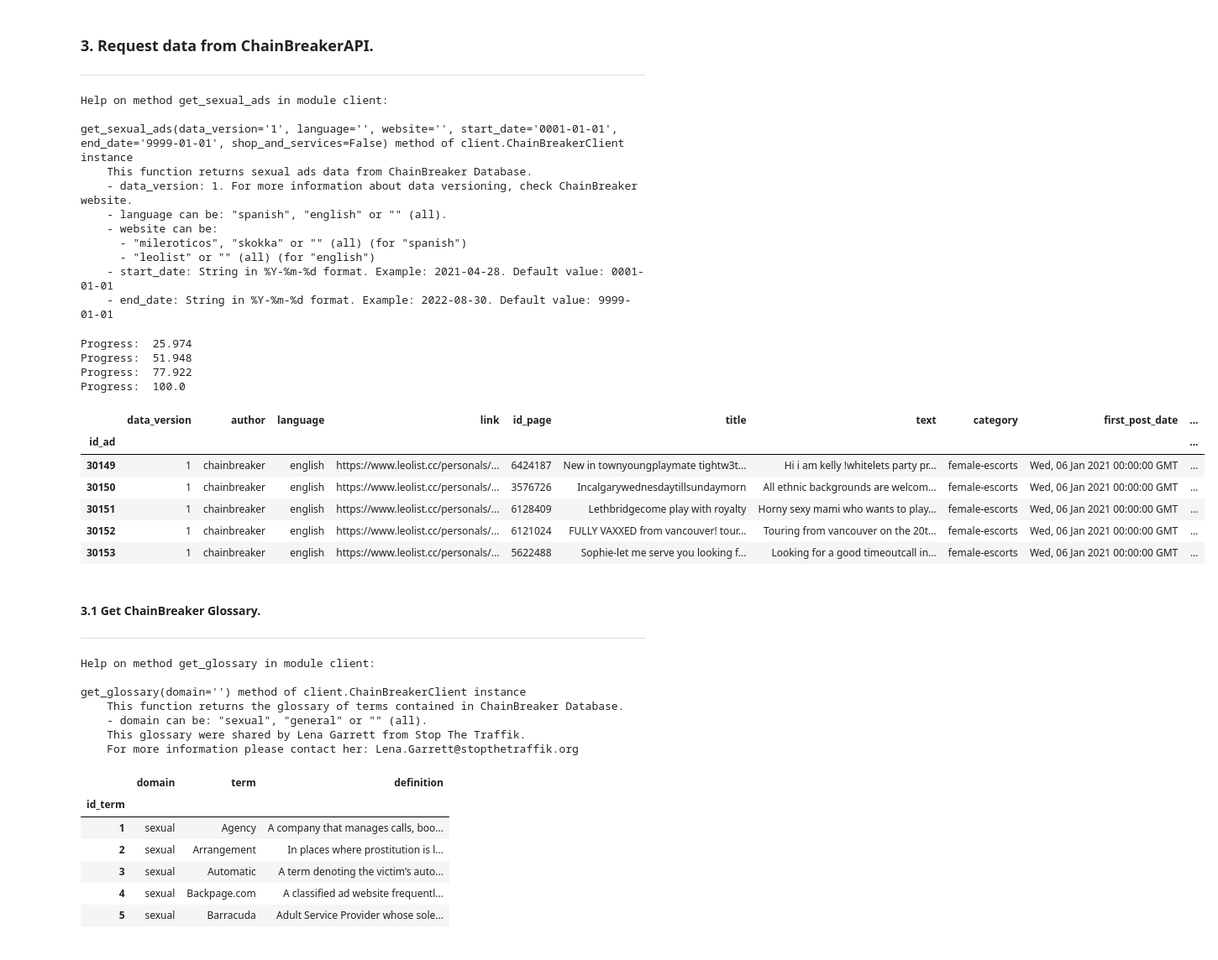
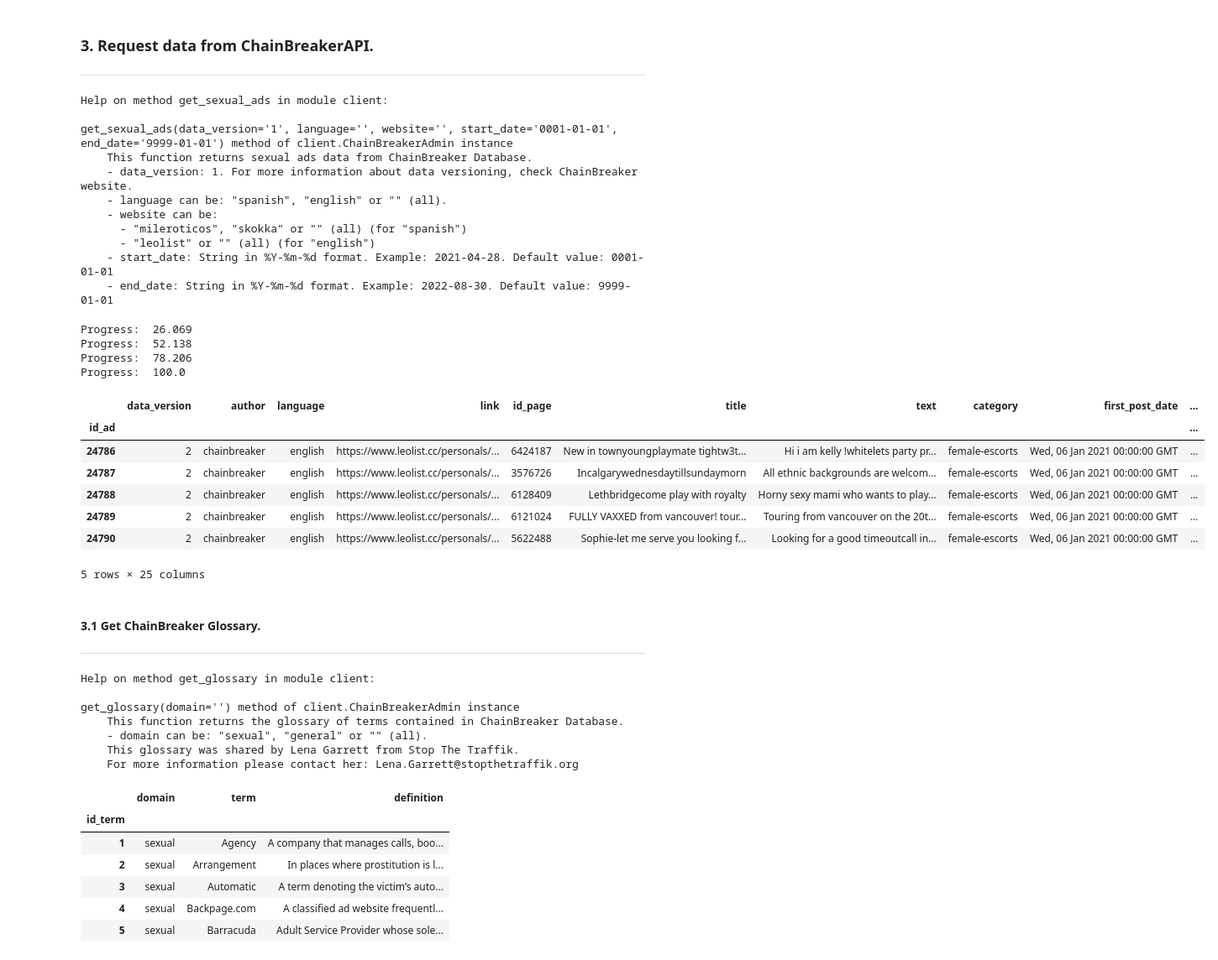
Before and after one commit to ChainBreakerCommunity/chainbreaker-api, a Jupyter notebook: chainbreaker_api/ChainBreakerAPI.ipynb, the cells around one changed output. Shown: that part at 84% size. Saved outputs shown, nothing was run; the diff lists cells and outputs as text; code cells hidden in the pictures.

```diff
--- a/chainbreaker_api/ChainBreakerAPI.ipynb
+++ b/chainbreaker_api/ChainBreakerAPI.ipynb
@@ -18,9 +19,10 @@ from client import ChainBreakerClient
 # %%
 # Endpoint.
-endpoint = "https://chainbreaker-ibm.us-south.cf.appdomain.cloud"
+#endpoint = "https://chainbreaker-ibm.us-south.cf.appdomain.cloud"
+endpoint = "http://localhost:8000"
 # %%
 # Create client.
-client = ChainBreakerClient(endpoint)
+client = ChainBreakerAdmin(endpoint)
 # %%
 # Check endpoint status (this is important!)
 client.get_status()
@@ -83,7 +85,7 @@ help(client.get_sexual_ads)
 # %% [output]
 Help on method get_sexual_ads in module client:
 
-get_sexual_ads(data_version='1', language='', website='', start_date='0001-01-01', end_date='9999-01-01', shop_and_services=False) method of client.ChainBreakerClient instance
+get_sexual_ads(data_version='1', language='', website='', start_date='0001-01-01', end_date='9999-01-01') method of client.ChainBreakerAdmin instance
     This function returns sexual ads data from ChainBreaker Database.
     - data_version: 1. For more information about data versioning, check ChainBreaker website.
     - language can be: "spanish", "english" or "" (all).
@@ -93,21 +95,22 @@ get_sexual_ads(data_version='1', language='', website='', start_date='0001-01-01
     - start_date: String in %Y-%m-%d format. Example: 2021-04-28. Default value: 0001-01-01
     - end_date: String in %Y-%m-%d format. Example: 2022-08-30. Default value: 9999-01-01
 # %%
-ads = client.get_sexual_ads(language = "english", website = "leolist",
-                            start_date = "2020-04-01", end_date = "2022-01-01")
+ads = client.get_sexual_ads(data_version = "2", language = "english", website = "leolist",
+                            start_date = "2020-04-01", end_date = "2021-03-28")
 ads.head()
 # %% [output]
-Progress:  25.974
-Progress:  51.948
-Progress:  77.922
+Progress:  26.069
+Progress:  52.138
+Progress:  78.206
 Progress:  100.0
 |  | data_version | author | language | link | id_page | title | text | category | first_post_date | ... |
 | id_ad |  |  |  |  |  |  |  |  |  | ... |
-| 30149 | 1 | chainbreaker | english | https://www.leolist.cc/personals/... | 6424187 | New in townyoungplaymate tightw3t... | Hi i am kelly !whitelets party pr... | female-escorts | Wed, 06 Jan 2021 00:00:00 GMT | ... |
-| 30150 | 1 | chainbreaker | english | https://www.leolist.cc/personals/... | 3576726 | Incalgarywednesdaytillsundaymorn | All ethnic backgrounds are welcom... | female-escorts | Wed, 06 Jan 2021 00:00:00 GMT | ... |
-| 30151 | 1 | chainbreaker | english | https://www.leolist.cc/personals/... | 6128409 | Lethbridgecome play with royalty | Horny sexy mami who wants to play... | female-escorts | Wed, 06 Jan 2021 00:00:00 GMT | ... |
-| 30152 | 1 | chainbreaker | english | https://www.leolist.cc/personals/... | 6121024 | FULLY VAXXED from vancouver! tour... | Touring from vancouver on the 20t... | female-escorts | Wed, 06 Jan 2021 00:00:00 GMT | ... |
-| 30153 | 1 | chainbreaker | english | https://www.leolist.cc/personals/... | 5622488 | Sophie-let me serve you looking f... | Looking for a good timeoutcall in... | female-escorts | Wed, 06 Jan 2021 00:00:00 GMT | ... |
+| 24786 | 2 | chainbreaker | english | https://www.leolist.cc/personals/... | 6424187 | New in townyoungplaymate tightw3t... | Hi i am kelly !whitelets party pr... | female-escorts | Wed, 06 Jan 2021 00:00:00 GMT | ... |
+| 24787 | 2 | chainbreaker | english | https://www.leolist.cc/personals/... | 3576726 | Incalgarywednesdaytillsundaymorn | All ethnic backgrounds are welcom... | female-escorts | Wed, 06 Jan 2021 00:00:00 GMT | ... |
+| 24788 | 2 | chainbreaker | english | https://www.leolist.cc/personals/... | 6128409 | Lethbridgecome play with royalty | Horny sexy mami who wants to play... | female-escorts | Wed, 06 Jan 2021 00:00:00 GMT | ... |
+| 24789 | 2 | chainbreaker | english | https://www.leolist.cc/personals/... | 6121024 | FULLY VAXXED from vancouver! tour... | Touring from vancouver on the 20t... | female-escorts | Wed, 06 Jan 2021 00:00:00 GMT | ... |
+| 24790 | 2 | chainbreaker | english | https://www.leolist.cc/personals/... | 5622488 | Sophie-let me serve you looking f... | Looking for a good timeoutcall in... | female-escorts | Wed, 06 Jan 2021 00:00:00 GMT | ... |
+5 rows × 25 columns
 # %% [markdown]
 #### 3.1 Get ChainBreaker Glossary.
 
@@ -118,10 +121,10 @@ help(client.get_glossary)
 # %% [output]
 Help on method get_glossary in module client:
 
-get_glossary(domain='') method of client.ChainBreakerClient instance
+get_glossary(domain='') method of client.ChainBreakerAdmin instance
     This function returns the glossary of terms contained in ChainBreaker Database.
     - domain can be: "sexual", "general" or "" (all).
-    This glossary were shared by Lena Garrett from Stop The Traffik.
+    This glossary was shared by Lena Garrett from Stop The Traffik.
     For more information please contact her: Lena.Garrett@stopthetraffik.org
 # %%
 # Get glossary.
```
Also changed, not shown: parts of 16 cells of this notebook, 5 other files.
